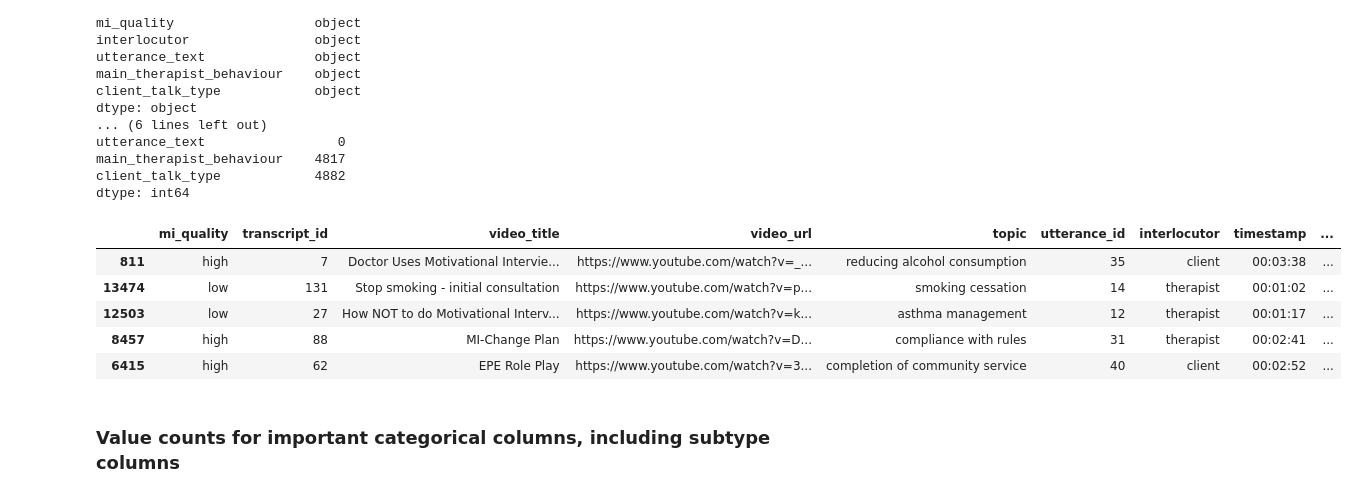
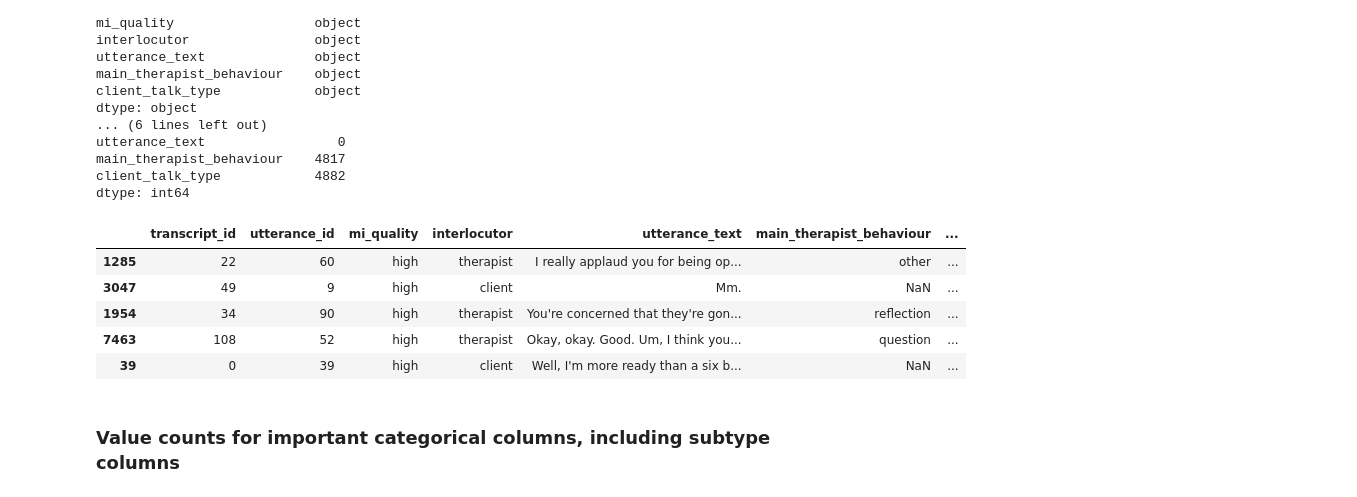
Before and after one commit to mthudangn/conversational-psychotherapy-fidelity, a Jupyter notebook: notebooks/thesis_pipeline.ipynb, the cells around one changed output. Cells and saved outputs as stored; diff of their text form; code cells hidden in the pictures.

```diff
--- a/notebooks/thesis_pipeline.ipynb
+++ b/notebooks/thesis_pipeline.ipynb
@@ -170,14 +162,14 @@ main_therapist_behaviour    4817
 client_talk_type            4882
 dtype: int64
 # %%
-display(df.sample(min(5, len(df)), random_state=42))
+display(df_consensus.sample(min(5, len(df_consensus)), random_state=42))
 # %% [output]
-|  | mi_quality | transcript_id | video_title | video_url | topic | utterance_id | interlocutor | timestamp | ... |
-| 811 | high | 7 | Doctor Uses Motivational Intervie... | https://www.youtube.com/watch?v=_... | reducing alcohol consumption | 35 | client | 00:03:38 | ... |
-| 13474 | low | 131 | Stop smoking - initial consultation | https://www.youtube.com/watch?v=p... | smoking cessation | 14 | therapist | 00:01:02 | ... |
-| 12503 | low | 27 | How NOT to do Motivational Interv... | https://www.youtube.com/watch?v=k... | asthma management | 12 | therapist | 00:01:17 | ... |
-| 8457 | high | 88 | MI-Change Plan | https://www.youtube.com/watch?v=D... | compliance with rules | 31 | therapist | 00:02:41 | ... |
-| 6415 | high | 62 | EPE Role Play | https://www.youtube.com/watch?v=3... | completion of community service | 40 | client | 00:02:52 | ... |
+|  | transcript_id | utterance_id | mi_quality | interlocutor | utterance_text | main_therapist_behaviour | ... |
+| 1285 | 22 | 60 | high | therapist | I really applaud you for being op... | other | ... |
+| 3047 | 49 | 9 | high | client | Mm. | NaN | ... |
+| 1954 | 34 | 90 | high | therapist | You're concerned that they're gon... | reflection | ... |
+| 7463 | 108 | 52 | high | therapist | Okay, okay. Good. Um, I think you... | question | ... |
+| 39 | 0 | 39 | high | client | Well, I'm more ready than a six b... | NaN | ... |
 # %% [markdown]
 ### Value counts for important categorical columns, including subtype columns
 # %%
```
Also changed, not shown: parts of 27 cells of this notebook.
